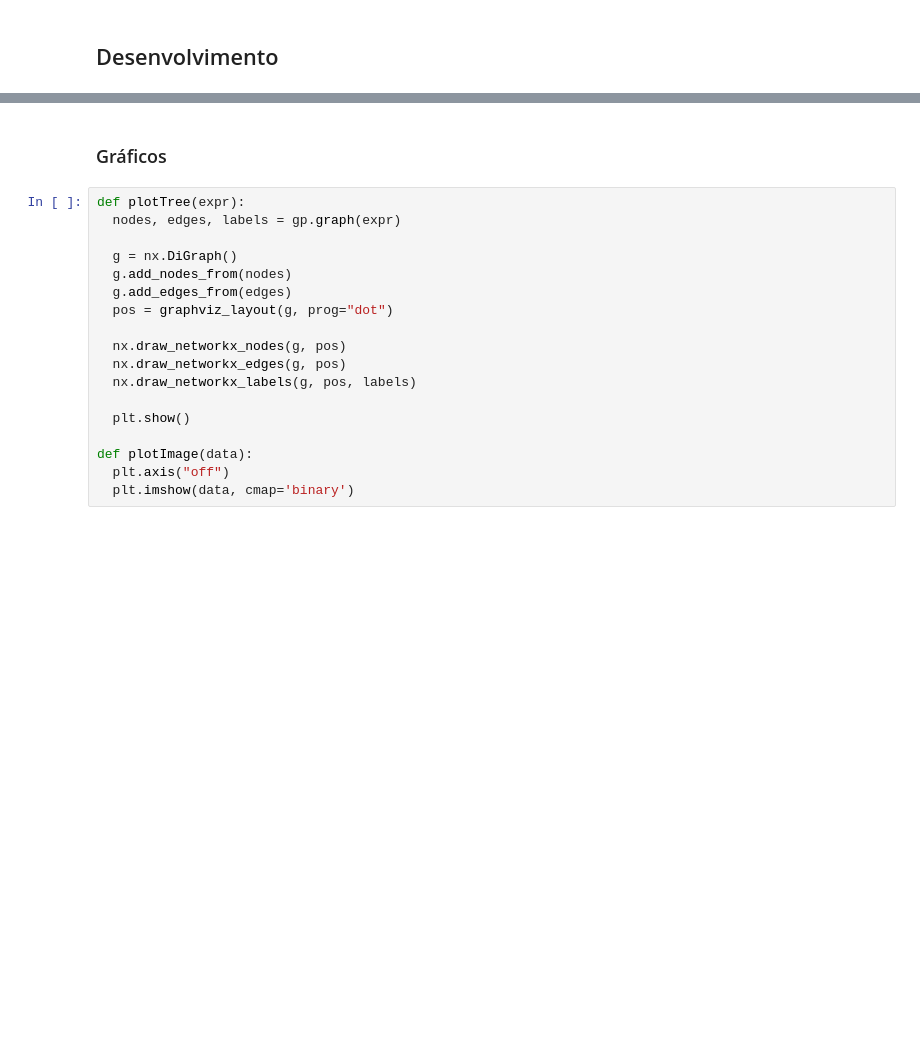
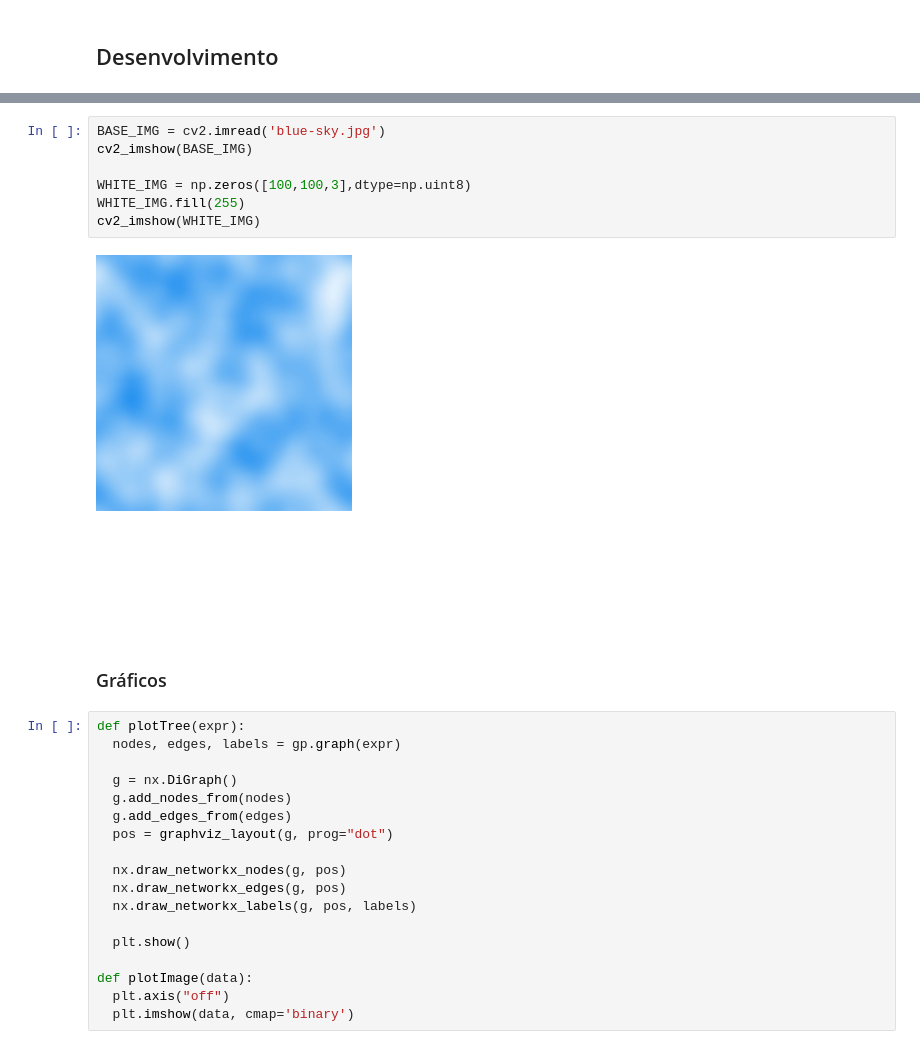
Before and after one commit to viniciusvmda/procedural-texture, a Jupyter notebook: gp.ipynb, the cells around one changed output, grey strips where cells are left out. Drawn from its saved outputs; the diff is of its cells as text; blank space fills up the shorter version.

```diff
--- a/gp.ipynb
+++ b/gp.ipynb
@@ -35,3 +68,13 @@ from noise import pnoise3, pnoise2
+# %%
+BASE_IMG = cv2.imread('blue-sky.jpg')
+cv2_imshow(BASE_IMG)
+
+WHITE_IMG = np.zeros([100,100,3],dtype=np.uint8)
+WHITE_IMG.fill(255)
+cv2_imshow(WHITE_IMG)
+# %% [output]
+[figure, added]
+[figure, added]
 # %% [markdown]
 ### Gráficos
 # %%
```
Also changed, not shown: parts of 14 cells of this notebook.
